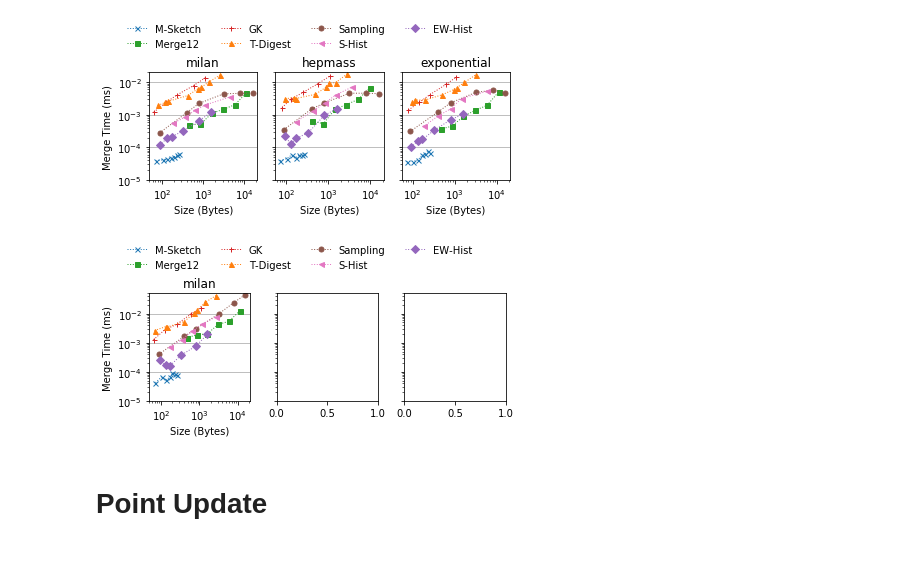
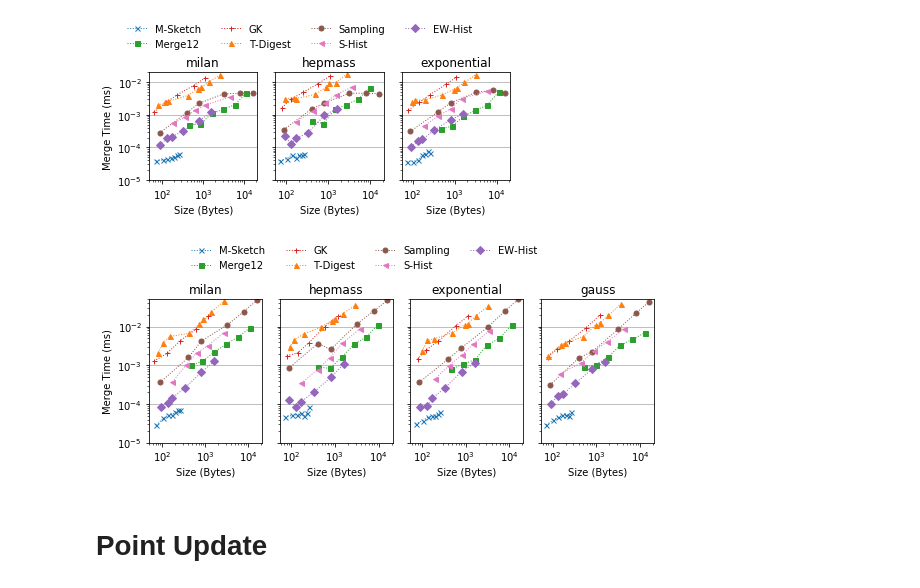
Before and after one commit to stanford-futuredata/msketch, a Jupyter notebook: analysis/Perf Micro Plots.ipynb, the cells around one changed output. Saved outputs shown, nothing was run; the diff lists cells and outputs as text; code cells hidden in the pictures; blank space fills up the shorter version.

Commit message:
some random confs

```diff
--- a/analysis/Perf Micro Plots.ipynb
+++ b/analysis/Perf Micro Plots.ipynb
@@ -97,6 +97,8 @@ hepmass
 retail
 occupancy
 power
+# %%
+sorted_vals["gauss"] = np.sort(np.random.normal(size=10000000))
 # %%
 result_path = "../finalresults/"
 point_paths = {
@@ -114,10 +116,13 @@ merge_paths = {
 }
 mergeb_paths = {
     "milan": ["merge_milanb.csv"],
+    "hepmass": ["merge_hepmassb.csv"],
+    "exponential": ["merge_expb.csv"],
+    "gauss": ["merge_gauss.csv"]
 }
 p_datasets = ["milan", "hepmass", "occupancy", "power","retail","exponential", ]
 m_datasets = ["milan", "hepmass", "exponential"]
-mb_datasets = ["milan"]
+mb_datasets = ["milan", "hepmass", "exponential", "gauss"]
 
 point_dfs = {}
 for dname in p_datasets:
@@ -672,7 +677,7 @@ f.savefig("merge_time.pdf", bbox_extra_artists=(lgd,), bbox_inches='tight')
 # %% [output]
 [figure]
 # %%
-f, axs = plt.subplots(1,3, figsize=(6,2.5), sharey=True)
+f, axs = plt.subplots(1,4, figsize=(8,3), sharey=True)
 for di in range(len(mb_datasets)):
     dname = mb_datasets[di]
     ax = axs[di]
@@ -686,35 +691,35 @@ for di in range(len(mb_datasets)):
         l, = ax.loglog(
             c_df["space"],
             c_df["merge_time"]*1e-6 / c_df["n"],
             label=alg_display_name[alg],
             marker=markers[alg],
             color=colormap[alg],
             markersize=5,
             ls="dotted",
             lw=1
         )
         lines.append(l)
         labels.append(alg_display_name[alg])
 
     ax.set_title(dname)
     ax.set_ylim(1e-5, 5e-2)
     ax.set_xlabel("Size (Bytes)")
     ax.yaxis.grid(True)
     if di == 0:
         ax.set_ylabel("Merge Time (ms)")
 
 lgd = f.legend(
     lines, labels,
-    bbox_to_anchor=(0.05, 1.05, 1., .102), ncol=4, loc=2,
+    bbox_to_anchor=(0.15, 1.05, 1., .102), ncol=4, loc=2,
     frameon=False
 )
 f.tight_layout()
 f.savefig(
     "mergeb_time.pdf",
     bbox_extra_artists=(lgd,), bbox_inches='tight'
 )
 # %% [output]
-[figure, old version]
+[figure, new version]
 # %% [markdown]
 # Point Update
 # %%
```
Also changed, not shown: 11 other files.
